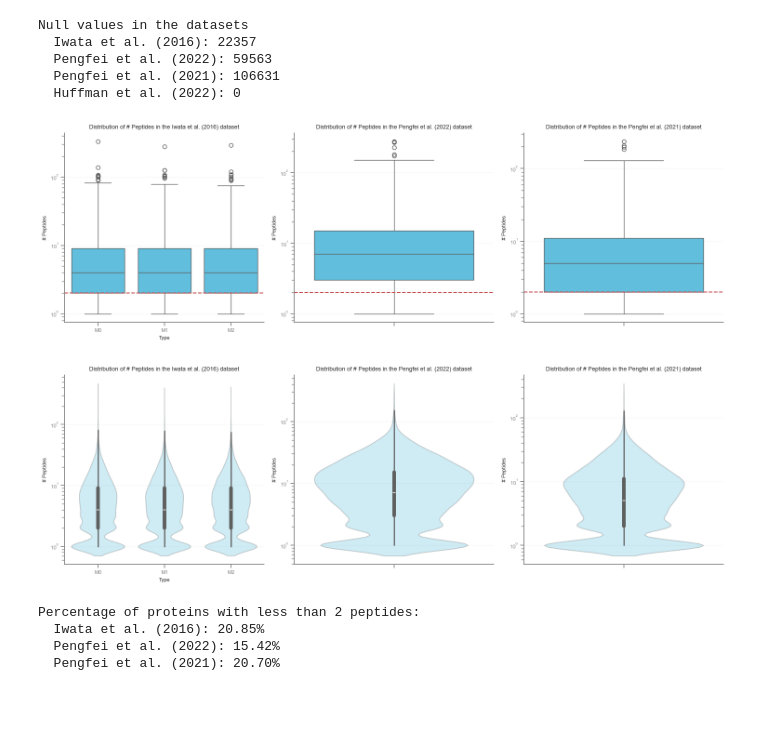
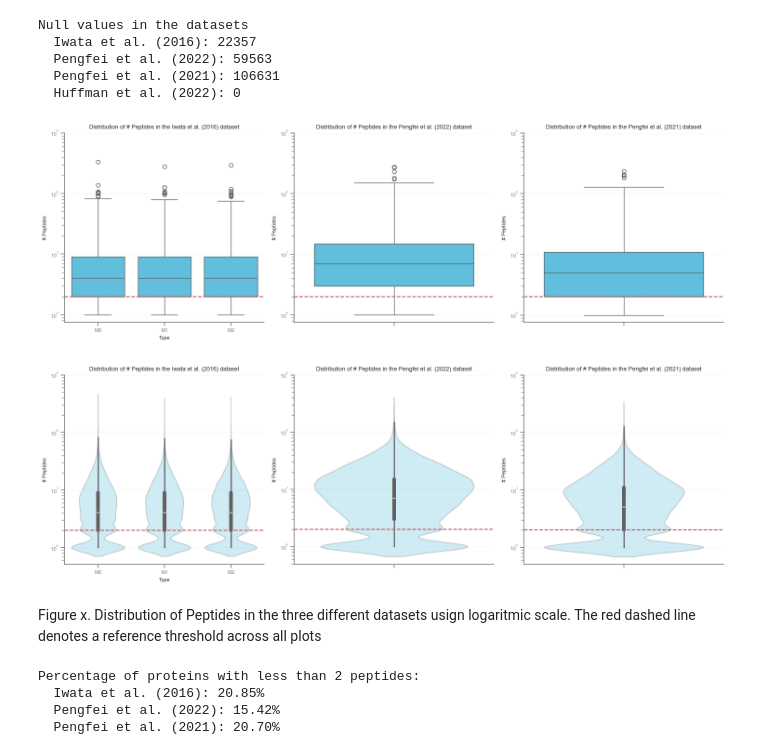
Before and after one commit to powwowath/pyMSpro, a Jupyter notebook: 00_workflow_META-ANALYSIS.ipynb, the cells around one changed output. Cells and saved outputs as stored; diff of their text form; code cells hidden in the pictures; blank space fills up the shorter version.

Commit message:
New captions, theme, visualizations...

```diff
--- a/00_workflow_META-ANALYSIS.ipynb
+++ b/00_workflow_META-ANALYSIS.ipynb
@@ -87,10 +86,10 @@ custom_theme = {
     "xtick.labelsize": 8,
     "ytick.labelsize": 8,
     "legend.frameon": True,
-    "legend.fontsize": 6,
+    "legend.fontsize": 7,
     "font.family": "sans-serif",
     "font.serif": "Calibri",
-    "legend.title_fontsize": 9
+    "legend.title_fontsize": 8
 }
 
 
@@ -446,21 +445,21 @@ Null values in the datasets
 # %%
 # Boxplot of the # Peptides for each dataset
 fig, ax = plt.subplots(1, 3, figsize=(15, 5))
 sns.boxplot(data=df_2016_iwata, x="Type", y="# Peptides", ax=ax[0], log_scale=True)
 sns.boxplot(data=df_2022_pengfei, y="# Peptides", ax=ax[1], log_scale=True)
 sns.boxplot(data=df_2021_pengfei, y="# Peptides", ax=ax[2], log_scale=True)
 ax[0].set_title("Distribution of # Peptides in the Iwata et al. (2016) dataset")
 ax[1].set_title("Distribution of # Peptides in the Pengfei et al. (2022) dataset")
 ax[2].set_title("Distribution of # Peptides in the Pengfei et al. (2021) dataset")
 
-#print an horitzontal red line at the threshold
 for a in ax:
     a.axhline(y=MIN_NUM_PEPTIDE_THRESHOLD, color='r', linestyle='--')
+    a.set_ylim([0, 1000])
 
 plt.tight_layout()
 plt.show()
 # %% [output]
-[figure, old version]
+[figure, new version]
 # %%
 # same with violin plots
 fig, ax = plt.subplots(1, 3, figsize=(15, 5))
@@ -473,11 +472,14 @@ ax[2].set_title("Distribution of # Peptides in the Pengfei et al. (2021) dataset
 # Add a horizontal line at the threshold
 for a in ax:
     a.axhline(y=MIN_NUM_PEPTIDE_THRESHOLD, color='r', linestyle='--')
+    a.set_ylim([0, 1000])
 
 plt.tight_layout()
 plt.show()
 # %% [output]
-[figure, old version]
+[figure, new version]
+# %% [markdown]
+Figure x. Distribution of Peptides in the three different datasets usign logaritmic scale. The red dashed line denotes a reference threshold across all plots
 # %%
 print(f"Percentage of proteins with less than {MIN_NUM_PEPTIDE_THRESHOLD} peptides:")
 
```
Also changed, not shown: parts of 30 cells of this notebook, 1 other file.
